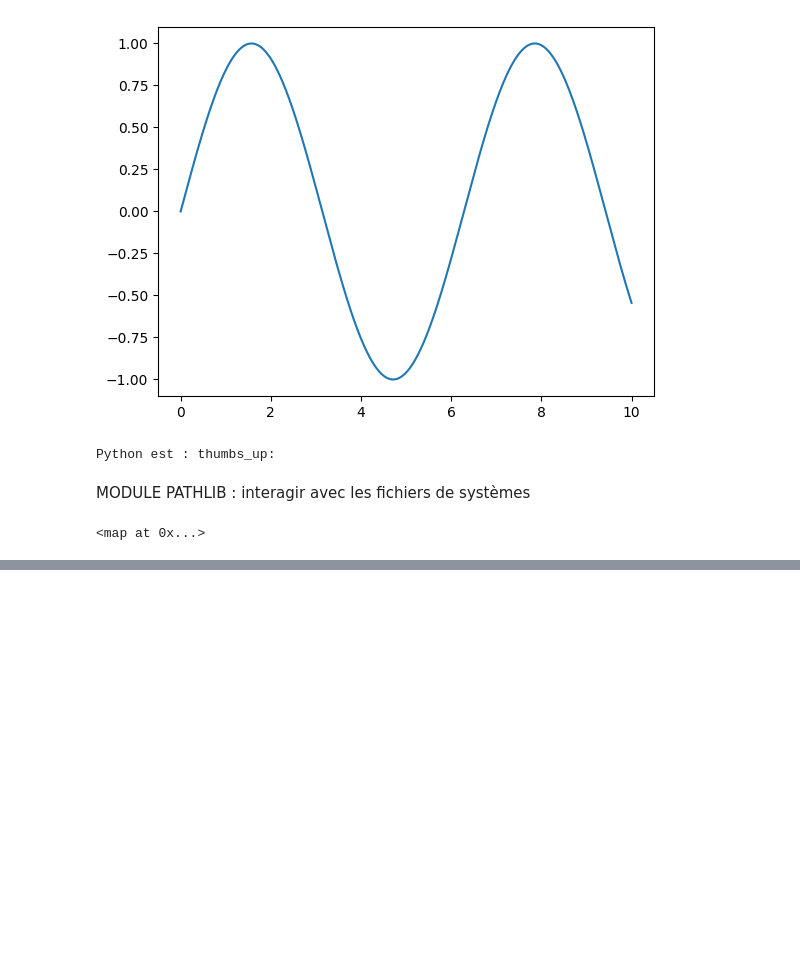
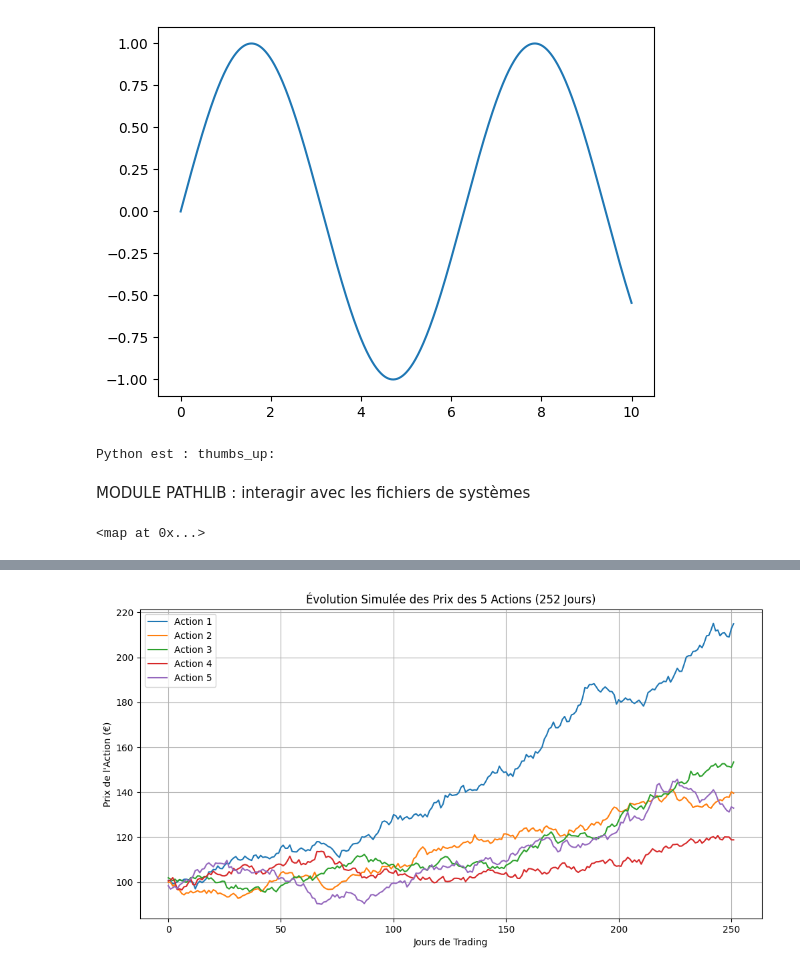
Before and after one commit to SORADATA/Bases-python, a Jupyter notebook: 02-exercices/Data exploratories.ipynb, the cells around one changed output, grey strips where cells are left out. Cells and saved outputs as stored; diff of their text form; code cells hidden in the pictures; blank space fills up the shorter version.

```diff
--- a/02-exercices/Data exploratories.ipynb
+++ b/02-exercices/Data exploratories.ipynb
@@ -26,3 +26,101 @@ Path.cwd().glob("*.*")
 # """current working directory"""
 # %% [output]
 <map at 0x...>
+# %%
+import numpy as np
+import matplotlib.pyplot as plt
+
+
+# Paramètres de la simulation
+NB_JOURS = 252
+NB_ACTIONS = 5
+PRIX_INITIAL = 100
+
+# Création de la matrice des rendements
+rendements = np.random.normal(loc=0.002, scale=0.01, size=(NB_JOURS, NB_ACTIONS))
+
+# Transformation des rendements en multiplicateurs
+multiplicateurs = 1 + rendements
+
+# Calcul de l'évolution des prix au fil des jours (CORRIGÉ)
+prix_simules = PRIX_INITIAL * np.cumprod(multiplicateurs, axis=0)
+
+print("\n--- MATRICE DE PRIX SIMULÉS (Prem. 5 Jours) ---")
+print(prix_simules[:5])
+
+# -----------------------------------------------------------------
+# CALCULS STATISTIQUES
+# -----------------------------------------------------------------
+
+print("\n-------------CALCULS GENERAUX (Sur tous les rendements)------------------")
+moyenne = np.mean(rendements)
+ecart_type = np.std(rendements)
+print(f"Moyenne Globale: {moyenne:.6f}")
+print(f"Écart-type Global: {ecart_type:.6f}")
+
+print("\n-------------ANALYSES PAR ACTION (axis=0)------------------")
+# Moyenne par colonne (performance de chaque action)
+moy_par_action = np.mean(rendements, axis=0)
+# Écart-type par colonne (volatilité/risque de chaque action)
+sd_par_action = np.std(rendements, axis=0)
+print(f"Moyenne par action (5 résultats): {moy_par_action}")
+print(f"Volatilité par action (5 résultats): {sd_par_action}")
+
+# -----------------------------------------------------------------
+# ANALYSE DE RISQUE (Masques Booléens)
+# -----------------------------------------------------------------
+
+print("\n----------- ANALYSES DU RISQUE (Masques Booléens)------------")
+
+# 1. Création du Masque Booléen (CORRIGÉ)
+SEUIL_RISQUE = -0.02 # Perte de plus de 2%
+masque_risque = rendements < SEUIL_RISQUE
+
+# 2. Compter le nombre total de jours de risque (True est compté comme 1)
+jours_risque_total = np.sum(masque_risque)
+print(f"Masque créé (True si rendement < -0.02) : {masque_risque.shape}")
+print(f"Nombre total de jours de krach (rendement < -2%) : {jours_risque_total}")
+
+# 3. Identifier l'action la plus risquée (axis=0)
+# On somme verticalement (axis=0) pour compter les "True" par colonne
+jours_risque_par_action = np.sum(masque_risque, axis=0)
+action_plus_risquee_index = np.argmax(jours_risque_par_action)
+
+print(f"Jours de risque par action : {jours_risque_par_action}")
+print(f"Action la plus risquée (Index): {action_plus_risquee_index}")
+
+
+# --- 4. Visualisation des Résultats ---
+
+print("\n--- GRAPHIQUES DE LA SIMULATION ---")
+
+# 1. Évolution des prix des actions au fil du temps
+plt.figure(figsize=(12, 6)) # Définit la taille de la figure
+plt.plot(prix_simules) # Trace toutes les colonnes (actions)
+plt.title('Évolution Simulée des Prix des 5 Actions (252 Jours)')
+plt.xlabel('Jours de Trading')
+plt.ylabel('Prix de l\'Action (€)')
+plt.legend([f'Action {i+1}' for i in range(NB_ACTIONS)]) # Légendes pour chaque action
+plt.grid(True) # Ajoute une grille
+plt.show() # Affiche le graphique
+
+# 2. Distribution des Rendements Journaliers (Histogramme)
+# On aplatit la matrice des rendements pour avoir une seule série
+plt.figure(figsize=(10, 5))
+plt.hist(rendements.flatten(), bins=50, density=True, alpha=0.7, color='skyblue')
+plt.title('Distribution des Rendements Journaliers Simulé')
+plt.xlabel('Rendement Journalier')
+plt.ylabel('Densité')
+plt.grid(True)
+plt.show()
+
+# 3. Barres des Jours de Risque par Action
+plt.figure(figsize=(8, 5))
+actions_labels = [f'Action {i+1}' for i in range(NB_ACTIONS)]
+plt.bar(actions_labels, jours_risque_par_action, color='lightcoral')
+plt.title('Nombre de Jours de Risque (Rendement < -2%) par Action')
+plt.xlabel('Action')
+plt.ylabel('Nombre de Jours de Risque')
+plt.grid(axis='y', linestyle='--')
+plt.show()
+# %% [output]
@@ -28,0 +144 @@ Path.cwd().glob("*.*")
+[figure, added]
```
Also changed, not shown: parts of 1 cell of this notebook, 2 other files.
